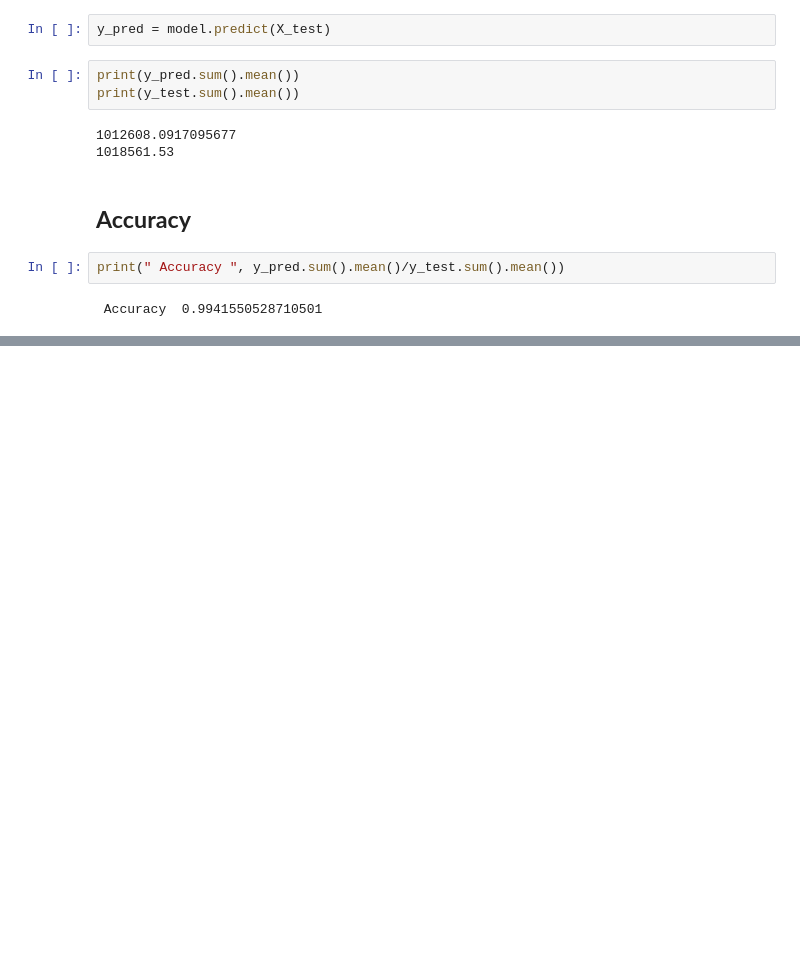
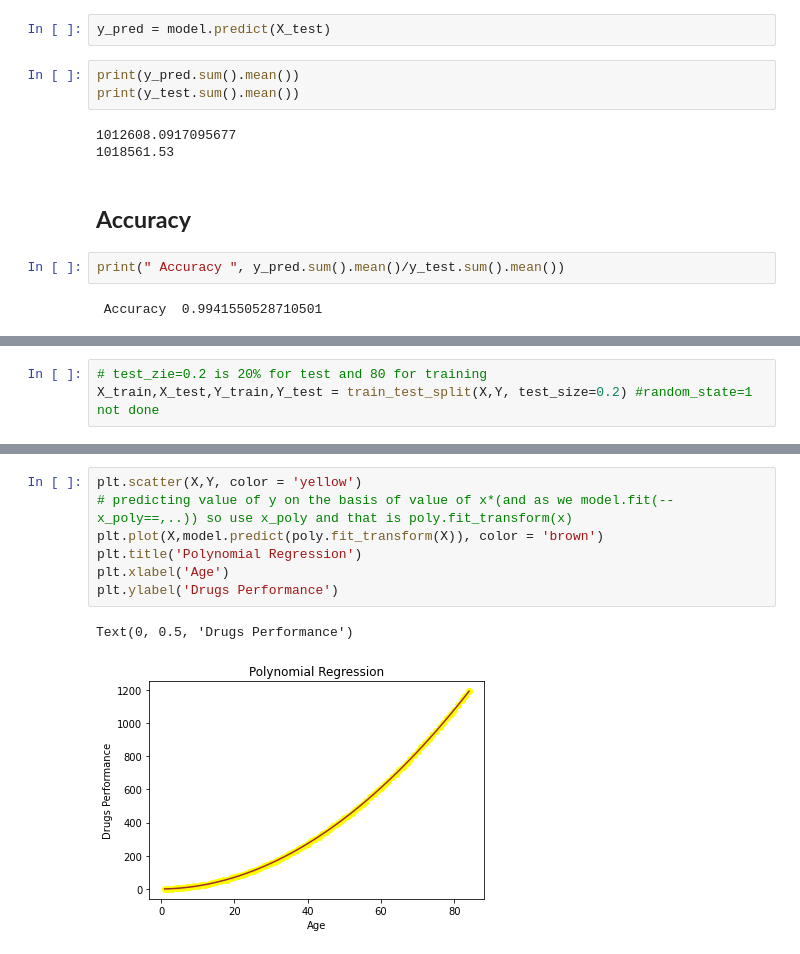
Before and after one commit to sabil62/scaling-computing-machine, a Jupyter notebook: 0first.ipynb, the cells around one changed output, grey strips where cells are left out. Saved outputs shown, nothing was run; the diff lists cells and outputs as text; blank space fills up the shorter version.

```diff
--- a/0first.ipynb
+++ b/0first.ipynb
@@ -213,0 +263,3 @@ print(" Accuracy ", y_pred.sum().mean()/y_test.sum().mean())
+# %%
+# test_zie=0.2 is 20% for test and 80 for training
+X_train,X_test,Y_train,Y_test = train_test_split(X,Y, test_size=0.2) #random_state=1 not done
@@ -213,0 +280,10 @@ print(" Accuracy ", y_pred.sum().mean()/y_test.sum().mean())
+# %%
+plt.scatter(X,Y, color = 'yellow')
+# predicting value of y on the basis of value of x*(and as we model.fit(--x_poly==,..)) so use x_poly and that is poly.fit_transform(x)
+plt.plot(X,model.predict(poly.fit_transform(X)), color = 'brown')
+plt.title('Polynomial Regression')
+plt.xlabel('Age')
+plt.ylabel('Drugs Performance')
+# %% [output]
+Text(0, 0.5, 'Drugs Performance')
+[figure, added]
```
Also changed, not shown: parts of 12 cells of this notebook.
